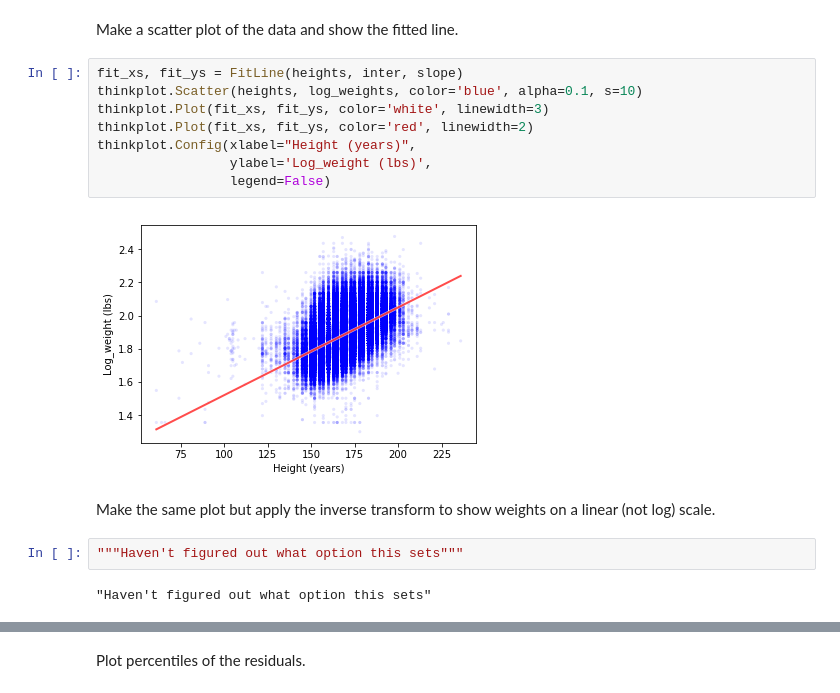
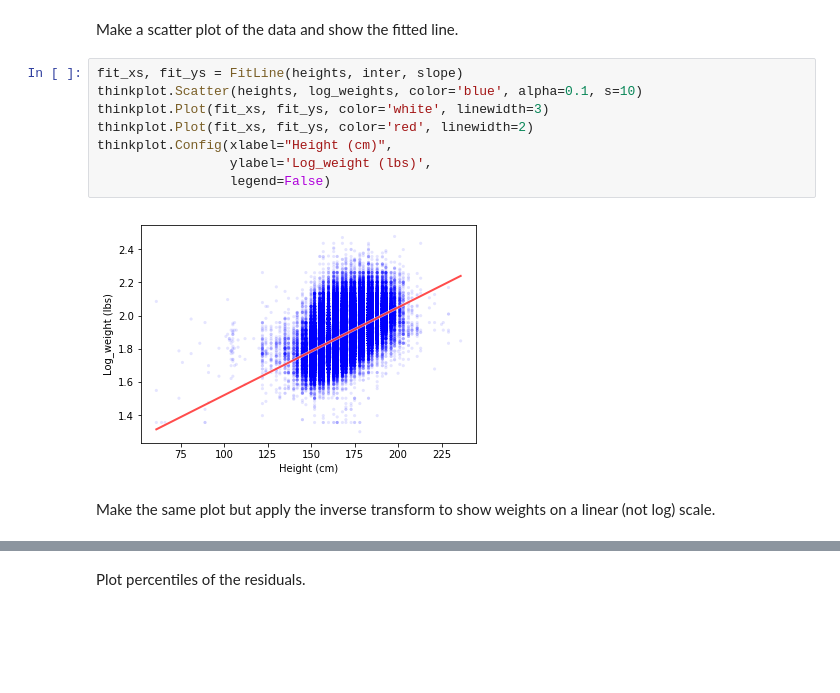
Before and after one commit to SeanCCarter/ThinkStats2, a Jupyter notebook: code/chap10mine.ipynb, the cells around one changed output, grey strips where cells are left out. Cells and saved outputs as stored; diff of their text form; blank space fills up the shorter version.

```diff
--- a/code/chap10mine.ipynb
+++ b/code/chap10mine.ipynb
@@ -419,16 +423,12 @@ Make a scatter plot of the data and show the fitted line.
 # %%
 fit_xs, fit_ys = FitLine(heights, inter, slope)
 thinkplot.Scatter(heights, log_weights, color='blue', alpha=0.1, s=10)
 thinkplot.Plot(fit_xs, fit_ys, color='white', linewidth=3)
 thinkplot.Plot(fit_xs, fit_ys, color='red', linewidth=2)
-thinkplot.Config(xlabel="Height (years)",
+thinkplot.Config(xlabel="Height (cm)",
                  ylabel='Log_weight (lbs)',
                  legend=False)
 # %% [output]
-[figure, old version]
+[figure, new version]
 # %% [markdown]
 Make the same plot but apply the inverse transform to show weights on a linear (not log) scale.
-# %%
-"""Haven't figured out what option this sets"""
-# %% [output]
-"Haven't figured out what option this sets"
```
Also changed, not shown: parts of 39 cells of this notebook.
